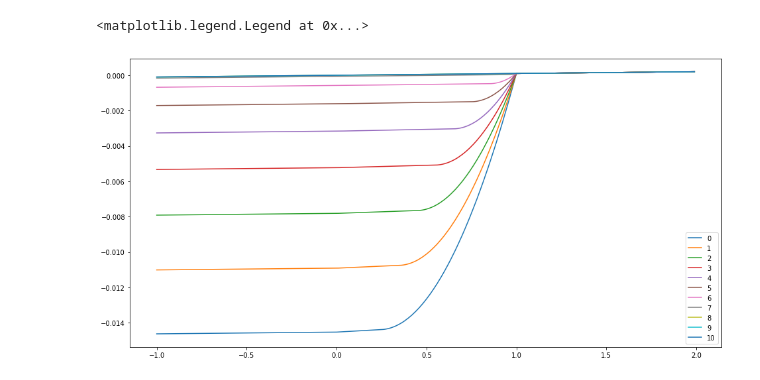
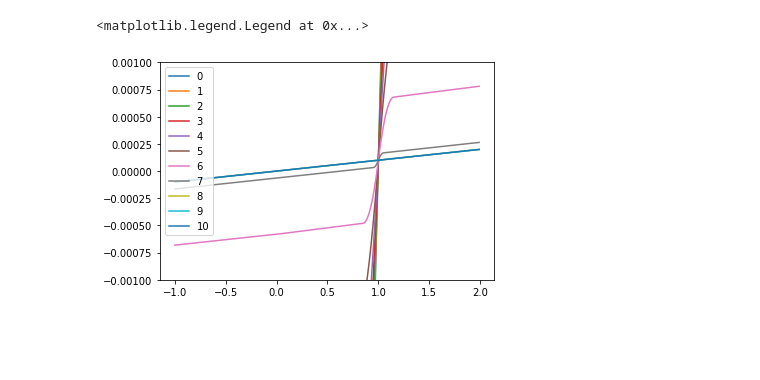
Before and after one commit to HW21/TeachSpice, a Jupyter notebook: plots.ipynb, the cells around one changed output. Saved outputs shown, nothing was run; the diff lists cells and outputs as text; code cells hidden in the pictures; blank space fills up the shorter version.

```diff
--- a/plots.ipynb
+++ b/plots.ipynb
@@ -103,11 +103,11 @@ Op Point: {'ids': 0, 'gds': 0, 'gm': 0, 'rds': nan,
 # %%
 for k in range(len(p.xs)):
     plt.plot(p.xs[k], p.ys[k], label=k)
-# plt.ylim(-0.001,0.001)
+plt.ylim(-0.001,0.001)
 plt.legend()
 # %% [output]
 <matplotlib.legend.Legend at 0x...>
-[figure, old version]
+[figure, new version]
 # %%
 for k in range(len(p.xs)):
     dys = np.diff(p.ys[k]) / 1e-2
```
Also changed, not shown: parts of 11 cells of this notebook, 5 other files.
